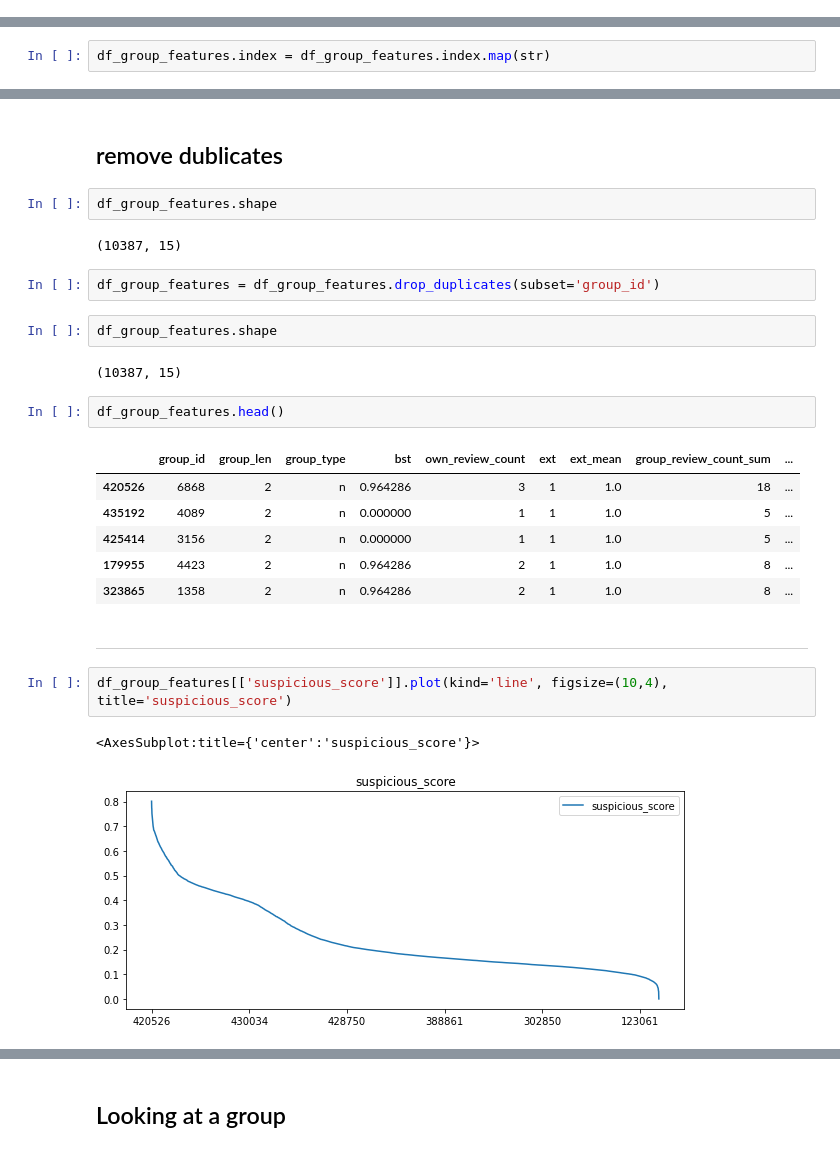
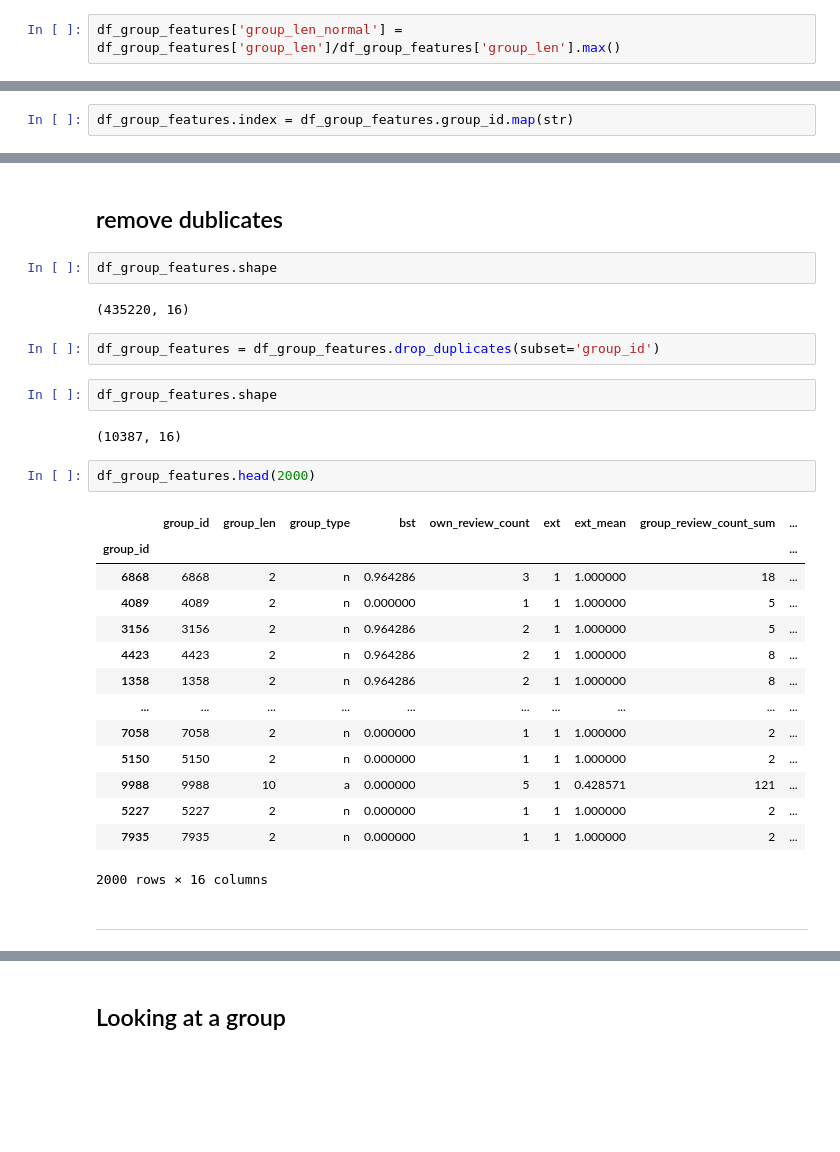
Before and after one commit to nvbogu/spam_detection, a Jupyter notebook: code/suspicious_score.ipynb, the cells around one changed output, grey strips where cells are left out. Saved outputs shown, nothing was run; the diff lists cells and outputs as text; blank space fills up the shorter version.

```diff
--- a/code/suspicious_score.ipynb
+++ b/code/suspicious_score.ipynb
@@ -171,6 +171,8 @@ df_group_features.shape
 df_group_features['group_review_count_sum_normal'] = df_group_features['group_review_count_sum']/df_group_features['group_review_count_sum'].max()
 # %%
 df_group_features['group_review_count_mean_normal'] = df_group_features['group_review_count_mean']/df_group_features['group_review_count_mean'].max()
+# %%
+df_group_features['group_len_normal'] = df_group_features['group_len']/df_group_features['group_len'].max()
 # %%
 df_group_features.head()
 # %% [output]
@@ -181,7 +183,7 @@ df_group_features.head()
 | 3 | 589 | 2 | n | 0.0 | 35 | 0 | 0.027778 | 1226 | ... |
 | 4 | 589 | 2 | n | 0.0 | 35 | 0 | 0.027778 | 1226 | ... |
 # %%
-df_group_features.index = df_group_features.index.map(str)
+df_group_features.index = df_group_features.group_id.map(str)
 # %% [markdown]
 ## Add suspicious score
 # %%
@@ -204,26 +207,29 @@ df_group_features = df_group_features.sort_values(by='suspicious_score', ascendi
 # %%
 df_group_features.shape
 # %% [output]
-(10387, 15)
+(435220, 16)
 # %%
 df_group_features = df_group_features.drop_duplicates(subset='group_id')
 # %%
 df_group_features.shape
 # %% [output]
-(10387, 15)
+(10387, 16)
 # %%
-df_group_features.head()
+df_group_features.head(2000)
 # %% [output]
 |  | group_id | group_len | group_type | bst | own_review_count | ext | ext_mean | group_review_count_sum | ... |
-| 420526 | 6868 | 2 | n | 0.964286 | 3 | 1 | 1.0 | 18 | ... |
-| 435192 | 4089 | 2 | n | 0.000000 | 1 | 1 | 1.0 | 5 | ... |
-| 425414 | 3156 | 2 | n | 0.000000 | 1 | 1 | 1.0 | 5 | ... |
-| 179955 | 4423 | 2 | n | 0.964286 | 2 | 1 | 1.0 | 8 | ... |
-| 323865 | 1358 | 2 | n | 0.964286 | 2 | 1 | 1.0 | 8 | ... |
+| group_id |  |  |  |  |  |  |  |  | ... |
+| 6868 | 6868 | 2 | n | 0.964286 | 3 | 1 | 1.000000 | 18 | ... |
+| 4089 | 4089 | 2 | n | 0.000000 | 1 | 1 | 1.000000 | 5 | ... |
+| 3156 | 3156 | 2 | n | 0.964286 | 2 | 1 | 1.000000 | 5 | ... |
+| 4423 | 4423 | 2 | n | 0.964286 | 2 | 1 | 1.000000 | 8 | ... |
+| 1358 | 1358 | 2 | n | 0.964286 | 2 | 1 | 1.000000 | 8 | ... |
+| ... | ... | ... | ... | ... | ... | ... | ... | ... | ... |
+| 7058 | 7058 | 2 | n | 0.000000 | 1 | 1 | 1.000000 | 2 | ... |
+| 5150 | 5150 | 2 | n | 0.000000 | 1 | 1 | 1.000000 | 2 | ... |
+| 9988 | 9988 | 10 | a | 0.000000 | 5 | 1 | 0.428571 | 121 | ... |
+| 5227 | 5227 | 2 | n | 0.000000 | 1 | 1 | 1.000000 | 2 | ... |
+| 7935 | 7935 | 2 | n | 0.000000 | 1 | 1 | 1.000000 | 2 | ... |
+2000 rows × 16 columns
 # %% [markdown]
 ---
-# %%
-df_group_features[['suspicious_score']].plot(kind='line', figsize=(10,4), title='suspicious_score')
-# %% [output]
-<AxesSubplot:title={'center':'suspicious_score'}>
-[figure, removed]
```
Also changed, not shown: parts of 35 cells of this notebook, 27 other files.
